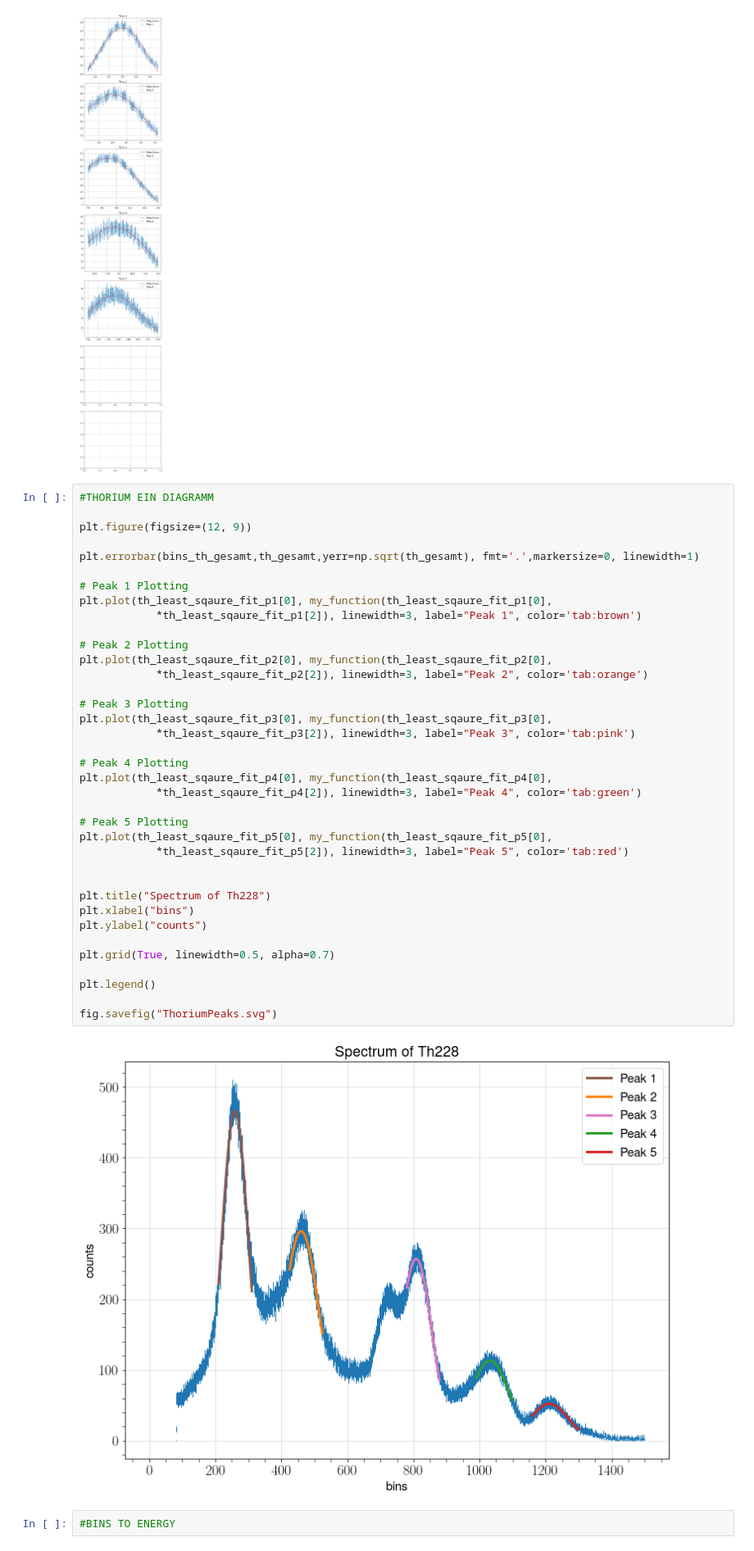
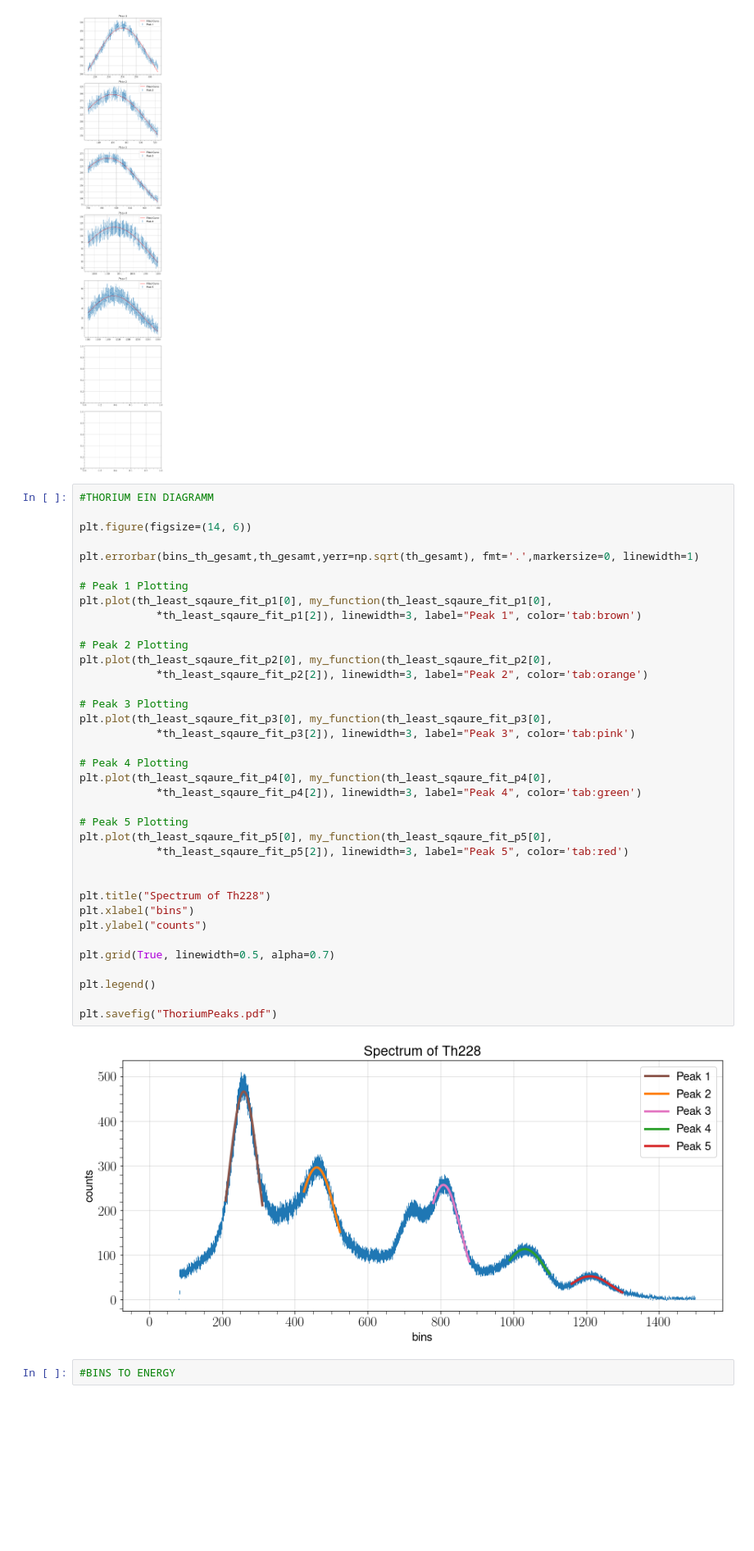
Before and after one commit to MayerPablo/FP, a Jupyter notebook: Szintillator.ipynb, the cells around one changed output. Shown at 82% size. Saved outputs shown, nothing was run; the diff lists cells and outputs as text; blank space fills up the shorter version.

```diff
--- a/Szintillator.ipynb
+++ b/Szintillator.ipynb
@@ -961,42 +979,42 @@ Minimized Chi-squared: 0.15221093950278086
 # %%
 #THORIUM EIN DIAGRAMM
 
-plt.figure(figsize=(12, 9))
+plt.figure(figsize=(14, 6))
 
 plt.errorbar(bins_th_gesamt,th_gesamt,yerr=np.sqrt(th_gesamt), fmt='.',markersize=0, linewidth=1)
 
 # Peak 1 Plotting
 plt.plot(th_least_sqaure_fit_p1[0], my_function(th_least_sqaure_fit_p1[0],
             *th_least_sqaure_fit_p1[2]), linewidth=3, label="Peak 1", color='tab:brown')
 
 # Peak 2 Plotting
 plt.plot(th_least_sqaure_fit_p2[0], my_function(th_least_sqaure_fit_p2[0],
             *th_least_sqaure_fit_p2[2]), linewidth=3, label="Peak 2", color='tab:orange')
 
 # Peak 3 Plotting
 plt.plot(th_least_sqaure_fit_p3[0], my_function(th_least_sqaure_fit_p3[0],
             *th_least_sqaure_fit_p3[2]), linewidth=3, label="Peak 3", color='tab:pink')
 
 # Peak 4 Plotting
 plt.plot(th_least_sqaure_fit_p4[0], my_function(th_least_sqaure_fit_p4[0],
             *th_least_sqaure_fit_p4[2]), linewidth=3, label="Peak 4", color='tab:green')
 
 # Peak 5 Plotting
 plt.plot(th_least_sqaure_fit_p5[0], my_function(th_least_sqaure_fit_p5[0],
             *th_least_sqaure_fit_p5[2]), linewidth=3, label="Peak 5", color='tab:red')
 
 
 plt.title("Spectrum of Th228")
 plt.xlabel("bins")
 plt.ylabel("counts")
 
 plt.grid(True, linewidth=0.5, alpha=0.7)
 
 plt.legend()
 
-fig.savefig("ThoriumPeaks.svg")
+plt.savefig("ThoriumPeaks.pdf")
 # %% [output]
-[figure, old version]
+[figure, new version]
 # %%
 #BINS TO ENERGY
 # %%
```
Also changed, not shown: parts of 4 cells of this notebook, 6 other files.
